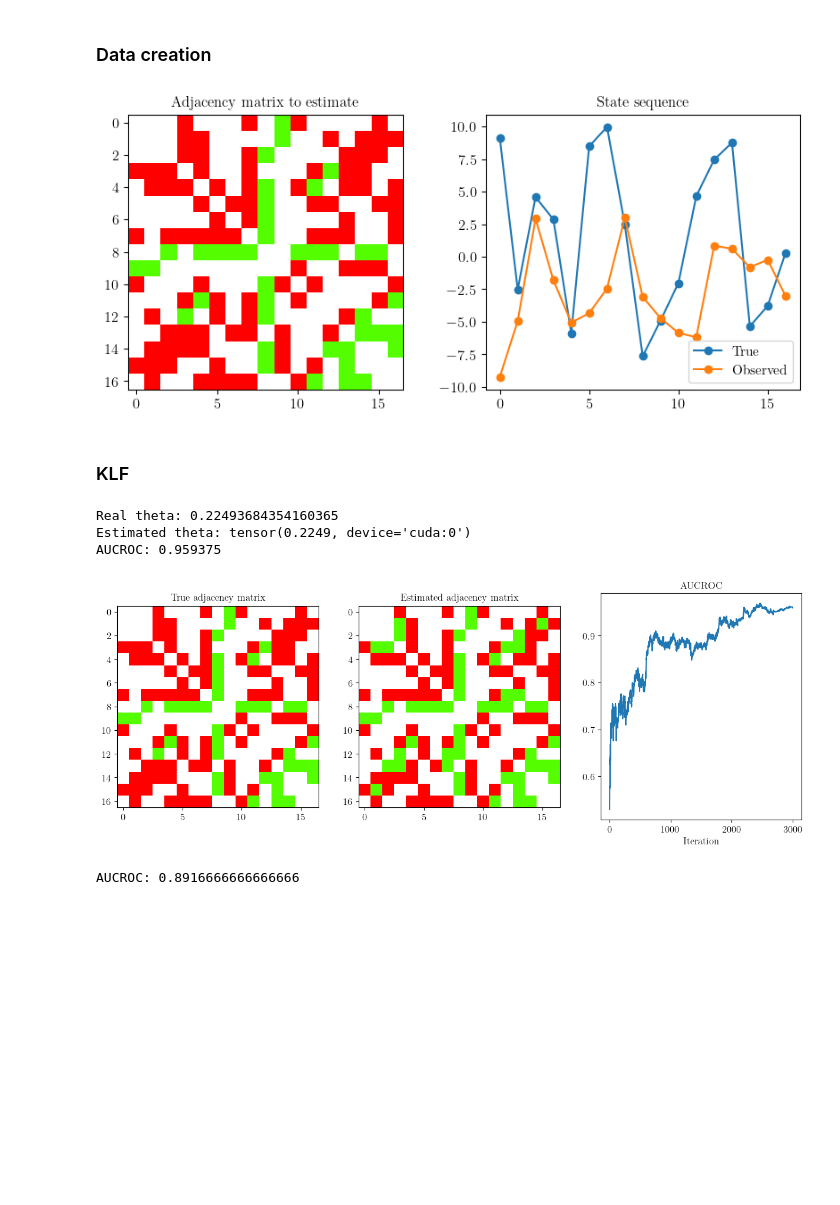
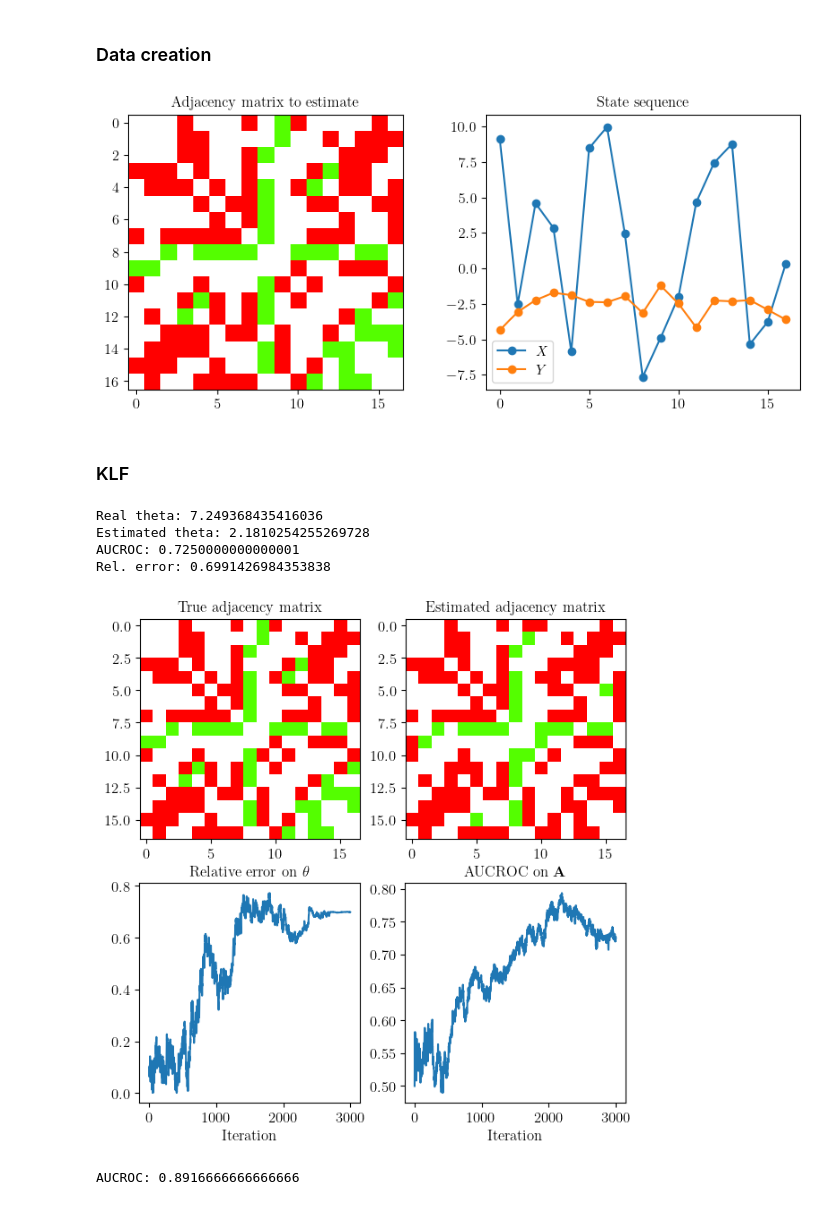
Before and after one commit to Tenceto/inference_langevin, a Jupyter notebook: notebooks/simulations.ipynb, the cells around one changed output. Saved outputs shown, nothing was run; the diff lists cells and outputs as text; code cells hidden in the pictures; blank space fills up the shorter version.

Commit message:
Different Langevin parameters for A and theta

```diff
--- a/notebooks/simulations.ipynb
+++ b/notebooks/simulations.ipynb
@@ -79,8 +79,8 @@ p = A.shape[0]
 # Number of measurements
 n = 5
 # Filter parameter distribution
-theta_dist = torch.distributions.Normal(0.5, 0.5)
-theta = theta_dist.sample()
+theta_dist = torch.distributions.Normal(10, 5)
+theta = theta_dist.sample().abs()
 # Variance of the noise
 sigma_e = 1
 # Known fraction of the matrix
@@ -108,13 +108,13 @@ A_plot[known_idxs[1], known_idxs[0]] = torch.nan
 fig, ax = plt.subplots(1, 2, figsize=(10, 4))
 ax[0].imshow(A_plot.cpu(), cmap="prism")
 ax[0].set_title('Adjacency matrix to estimate')
-ax[1].plot(X.T.cpu()[np.random.randint(n)], "-o", label="True")
-ax[1].plot(Y.T.cpu()[np.random.randint(n)], "-o", label="Observed")
+ax[1].plot(X.T.cpu()[np.random.randint(n)], "-o", label=r"$X$")
+ax[1].plot(Y.T.cpu()[np.random.randint(n)], "-o", label=r"$Y$")
 ax[1].set_title('State sequence')
 ax[1].legend()
 plt.show()
 # %% [output]
-[figure, old version]
+[figure, new version]
 # %% [markdown]
 ### KLF
 # %%
@@ -142,31 +144,37 @@ for i in range(num_samples):
 # %%
 theta_est = langevin_est.theta_tilde
-A_est = A_samples.mean(dim=-1)
+A_est = langevin_est.A_tilde
 roc, threshold = ut.compute_aucroc(A, A_est, use_idxs=unknown_idxs, return_threshold=True)
 A_est_plot = (A_est >= threshold).float().clone()
 A_est_plot[known_idxs[0], known_idxs[1]] = torch.nan
 A_est_plot[known_idxs[1], known_idxs[0]] = torch.nan
 
 print("Real theta:", theta.item())
-print("Estimated theta:", theta_est)
+print("Estimated theta:", theta_est.item())
 print("AUCROC:", roc)
-fig, ax = plt.subplots(1, 3, figsize=(15, 5))
-ax[0].imshow(A_plot.cpu(), cmap="prism")
-ax[0].set_title('True adjacency matrix')
+print("Rel. error:", ut.compute_relative_error(theta, theta_est).item())
+fig, ax = plt.subplots(2, 2, figsize=(7, 7))
+ax[0, 0].imshow(A_plot.cpu(), cmap="prism")
+ax[0, 0].set_title('True adjacency matrix')
 
-ax[1].imshow(A_est_plot.cpu(), cmap="prism")
-ax[1].set_title('Estimated adjacency matrix')
+ax[0, 1].imshow(A_est_plot.cpu(), cmap="prism")
+ax[0, 1].set_title('Estimated adjacency matrix')
 
-ax[2].set_xlabel("Iteration")
-ax[2].set_title("AUCROC")
-ax[2].plot(langevin_est.metrics["aucroc"].cpu())
+ax[1, 0].set_xlabel("Iteration")
+ax[1, 0].set_title(r"Relative error on $\theta$")
+ax[1, 0].plot(langevin_est.metrics["relative_error"].cpu())
+
+ax[1, 1].set_xlabel("Iteration")
+ax[1, 1].set_title(r"AUCROC on $\mathbf{A}$")
+ax[1, 1].plot(langevin_est.metrics["aucroc"].cpu())
 
 plt.show()
 # %% [output]
-Real theta: 0.22493684354160365
-Estimated theta: tensor(0.2249, device='cuda:0')
-AUCROC: 0.959375
+Real theta: 7.249368435416036
+Estimated theta: 2.1810254255269728
+AUCROC: 0.7250000000000001
+Rel. error: 0.6991426984353838
-[figure, old version]
+[figure, new version]
 # %%
 adam_est = lang.AdamEstimator(h_theta=partial(ut.heat_diffusion_filter, theta=theta),
                               sigma_e=sigma_e,
```
Also changed, not shown: parts of 1 cell of this notebook, 1 other file.
